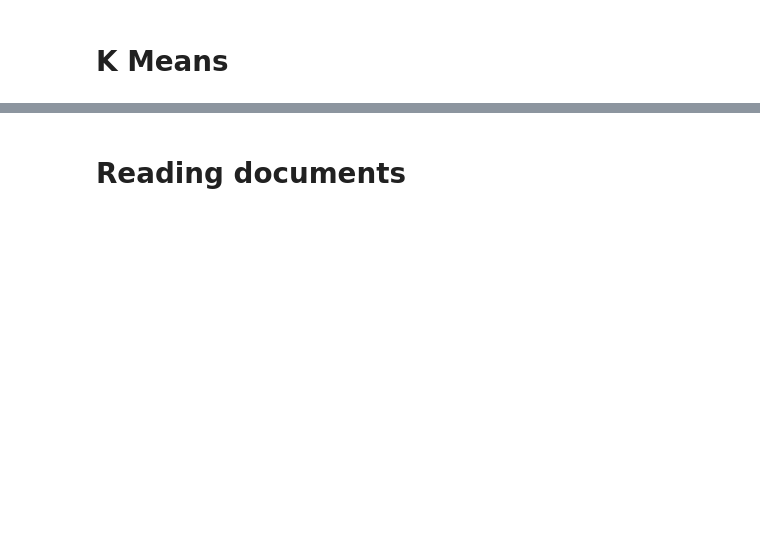
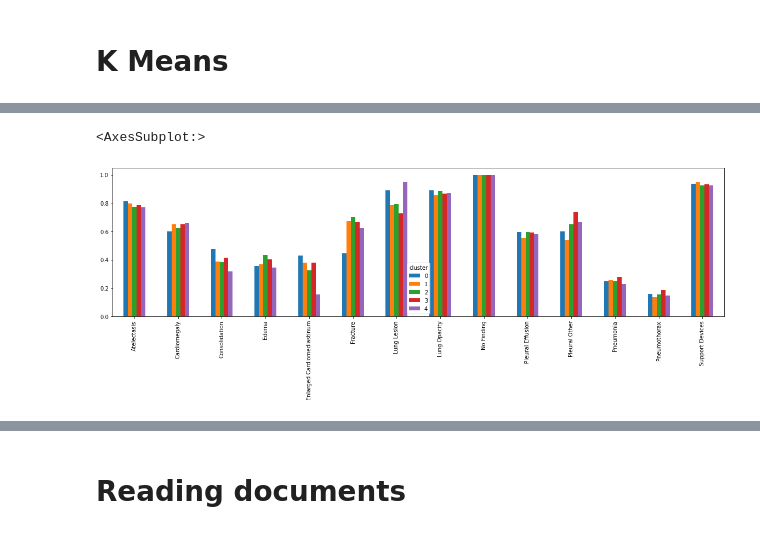
Before and after one commit to alibell/mimic_cxr_clustering, a Jupyter notebook: autoencoder.ipynb, the cells around one changed output, grey strips where cells are left out. Cells and saved outputs as stored; diff of their text form; code cells hidden in the pictures; blank space fills up the shorter version.

```diff
--- a/autoencoder.ipynb
+++ b/autoencoder.ipynb
@@ -211 +377,20 @@ clusters = km.predict(projected_data)
+# %%
+labels_cluster = y_train.copy()
+labels_cluster["cluster"] = clusters
+
+labels_cluster = labels_cluster[[
+    "cluster",
+    'Atelectasis', 'Cardiomegaly',
+    'Consolidation', 'Edema', 'Enlarged Cardiomediastinum', 'Fracture',
+    'Lung Lesion', 'Lung Opacity', 'No Finding', 'Pleural Effusion',
+    'Pleural Other', 'Pneumonia', 'Pneumothorax', 'Support Devices'
+]]
+
+for x in labels_cluster.columns:
+    labels_cluster.loc[labels_cluster[x] < 0, x] = 0
+
+labels_cluster.groupby("cluster").mean().T.plot.bar(figsize=(20,5))
+# %% [output]
+<AxesSubplot:>
+[figure, added]
 # %%
```
Also changed, not shown: parts of 67 cells of this notebook, 3 other files.
